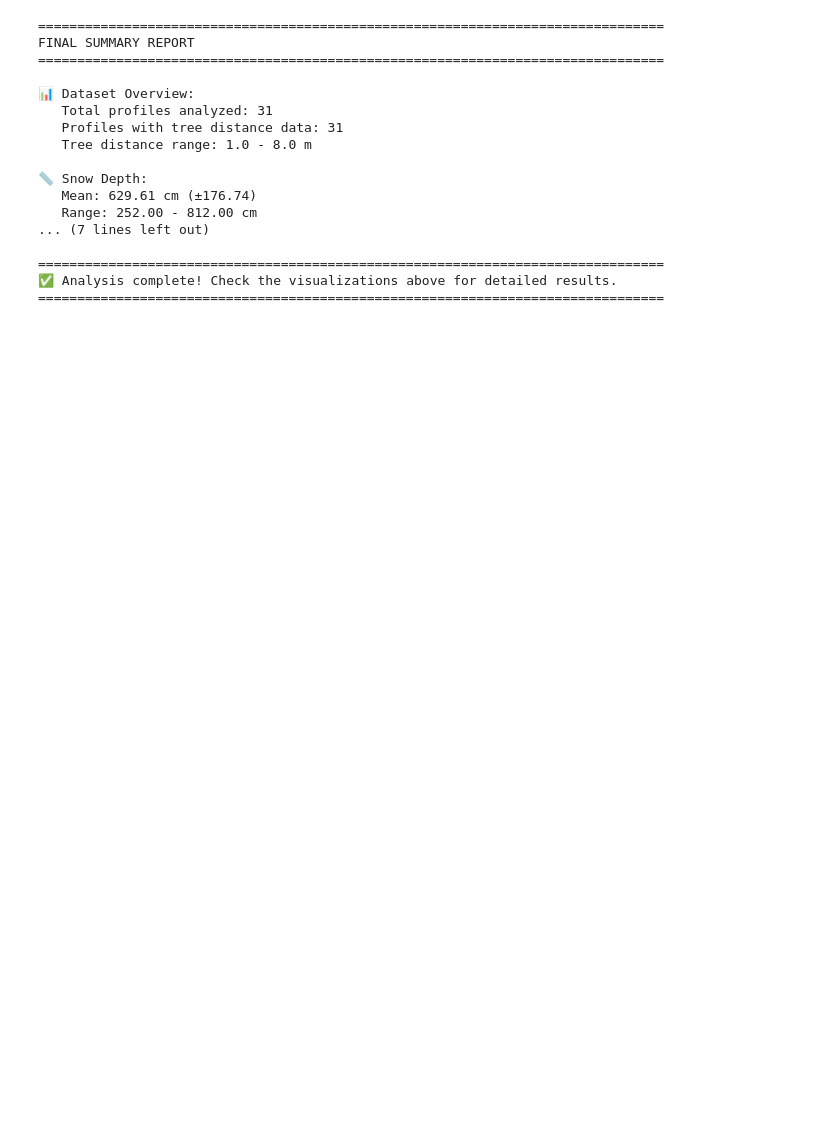
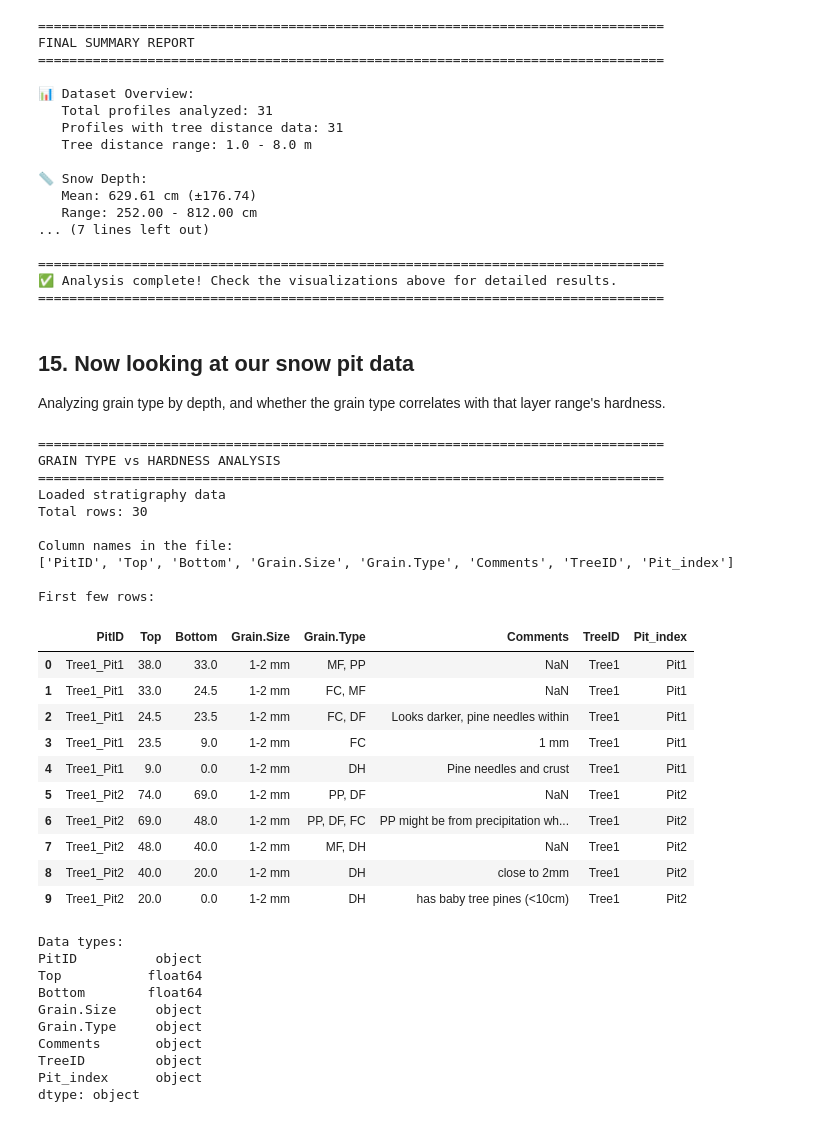
Before and after one commit to millie-spencer/SnowScope_processing_vis, a Jupyter notebook: 01_snow_scope_tree_analysis.ipynb, the cells around one changed output. Cells and saved outputs as stored; diff of their text form; code cells hidden in the pictures; blank space fills up the shorter version.

```diff
--- a/01_snow_scope_tree_analysis.ipynb
+++ b/01_snow_scope_tree_analysis.ipynb
@@ -820,3 +1108,61 @@ FINAL SUMMARY REPORT
 ================================================================================
 ✅ Analysis complete! Check the visualizations above for detailed results.
 ================================================================================
+# %% [markdown]
+## 15. Now looking at our snow pit data
+
+Analyzing grain type by depth, and whether the grain type correlates with that layer range's hardness.
+# %%
+# Data check
+print("=" * 80)
+print("GRAIN TYPE vs HARDNESS ANALYSIS")
+print("=" * 80)
+
+# Load the manual snow pit stratigraphy data
+strat_file = '/Users/milliespencer/Desktop/snowscope_berthoud/tree_dist_and_strat/Pit_Stratigraphy_Processed.csv'
+strat_data = pd.read_csv(strat_file)
+
+print("Loaded stratigraphy data")
+print(f"Total rows: {len(strat_data)}")
+
+# Check what columns exist
+print("\nColumn names in the file:")
+print(strat_data.columns.tolist())
+
+print("\nFirst few rows:")
+display(strat_data.head(10))
+
+print("\nData types:")
+print(strat_data.dtypes)
+# %% [output]
+================================================================================
+GRAIN TYPE vs HARDNESS ANALYSIS
+================================================================================
+Loaded stratigraphy data
+Total rows: 30
+
+Column names in the file:
+['PitID', 'Top', 'Bottom', 'Grain.Size', 'Grain.Type', 'Comments', 'TreeID', 'Pit_index']
+
+First few rows:
+|  | PitID | Top | Bottom | Grain.Size | Grain.Type | Comments | TreeID | Pit_index |
+| 0 | Tree1_Pit1 | 38.0 | 33.0 | 1-2 mm | MF, PP | NaN | Tree1 | Pit1 |
+| 1 | Tree1_Pit1 | 33.0 | 24.5 | 1-2 mm | FC, MF | NaN | Tree1 | Pit1 |
+| 2 | Tree1_Pit1 | 24.5 | 23.5 | 1-2 mm | FC, DF | Looks darker, pine needles within | Tree1 | Pit1 |
+| 3 | Tree1_Pit1 | 23.5 | 9.0 | 1-2 mm | FC | 1 mm | Tree1 | Pit1 |
+| 4 | Tree1_Pit1 | 9.0 | 0.0 | 1-2 mm | DH | Pine needles and crust | Tree1 | Pit1 |
+| 5 | Tree1_Pit2 | 74.0 | 69.0 | 1-2 mm | PP, DF | NaN | Tree1 | Pit2 |
+| 6 | Tree1_Pit2 | 69.0 | 48.0 | 1-2 mm | PP, DF, FC | PP might be from precipitation wh... | Tree1 | Pit2 |
+| 7 | Tree1_Pit2 | 48.0 | 40.0 | 1-2 mm | MF, DH | NaN | Tree1 | Pit2 |
+| 8 | Tree1_Pit2 | 40.0 | 20.0 | 1-2 mm | DH | close to 2mm | Tree1 | Pit2 |
+| 9 | Tree1_Pit2 | 20.0 | 0.0 | 1-2 mm | DH | has baby tree pines (<10cm) | Tree1 | Pit2 |
+Data types:
+PitID          object
+Top           float64
+Bottom        float64
+Grain.Size     object
+Grain.Type     object
+Comments       object
+TreeID         object
+Pit_index      object
+dtype: object
```
Also changed, not shown: parts of 10 cells of this notebook.
